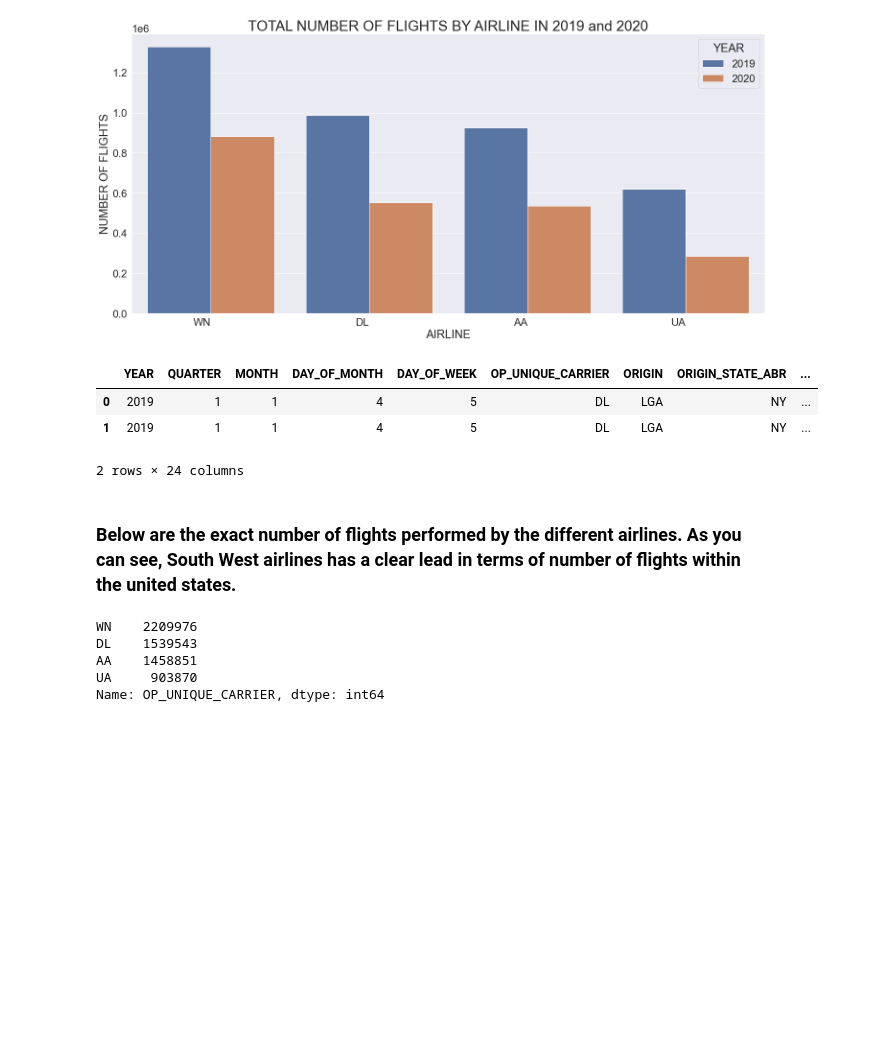
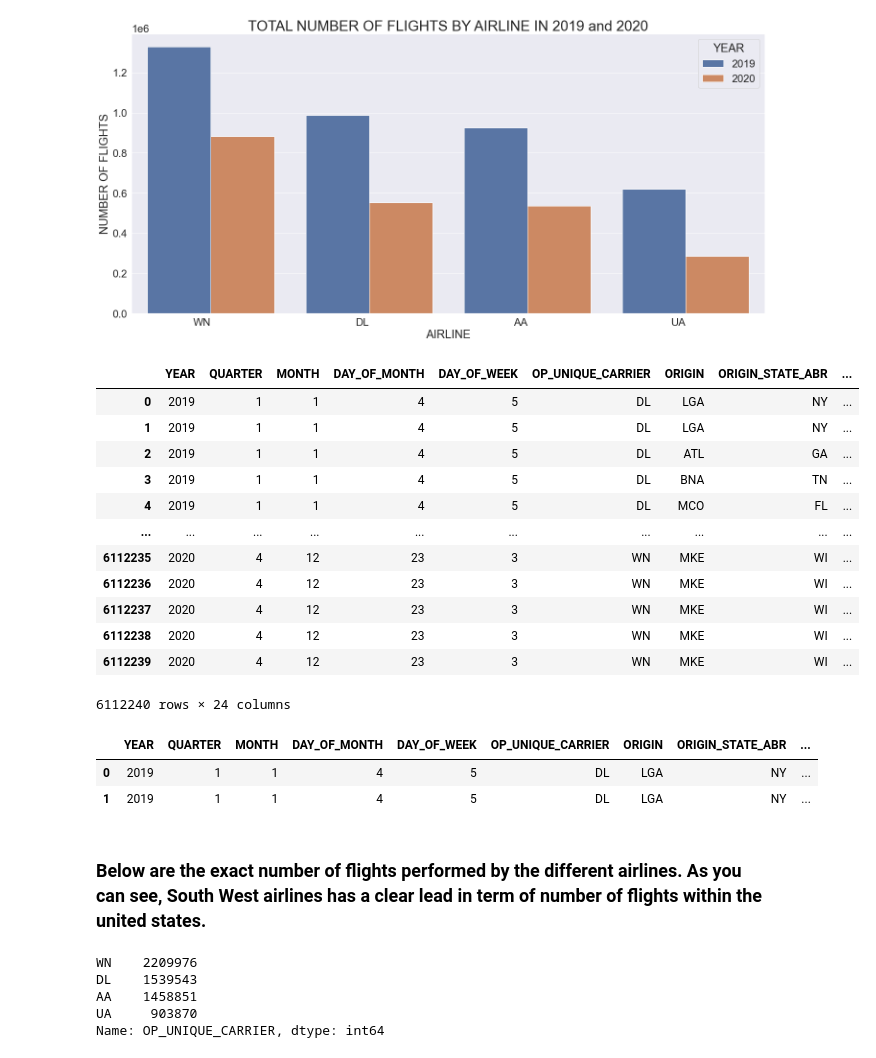
Before and after one commit to bjackany/Flight_delay_predictor, a Jupyter notebook: eda_and_viz/EDA_AND_VIZ.ipynb, the cells around one changed output. Cells and saved outputs as stored; diff of their text form; code cells hidden in the pictures; blank space fills up the shorter version.

```diff
--- a/eda_and_viz/EDA_AND_VIZ.ipynb
+++ b/eda_and_viz/EDA_AND_VIZ.ipynb
@@ -11,6 +11,7 @@ import pandas as pd
 import scipy.stats as stats
 import seaborn as sns
 import missingno as msno
+pd.set_option('display.max_columns', None)
 # %%
 jan_2019 = pd.read_csv('../Data/raw_data/2019/1jan2019report.csv')
 # %%
@@ -193,15 +185,30 @@ plt.tight_layout()
 plt.show()
 # %% [output]
 [figure]
+# %%
+df_final
+# %% [output]
+|  | YEAR | QUARTER | MONTH | DAY_OF_MONTH | DAY_OF_WEEK | OP_UNIQUE_CARRIER | ORIGIN | ORIGIN_STATE_ABR | ... |
+| 0 | 2019 | 1 | 1 | 4 | 5 | DL | LGA | NY | ... |
+| 1 | 2019 | 1 | 1 | 4 | 5 | DL | LGA | NY | ... |
+| 2 | 2019 | 1 | 1 | 4 | 5 | DL | ATL | GA | ... |
+| 3 | 2019 | 1 | 1 | 4 | 5 | DL | BNA | TN | ... |
+| 4 | 2019 | 1 | 1 | 4 | 5 | DL | MCO | FL | ... |
+| ... | ... | ... | ... | ... | ... | ... | ... | ... | ... |
+| 6112235 | 2020 | 4 | 12 | 23 | 3 | WN | MKE | WI | ... |
+| 6112236 | 2020 | 4 | 12 | 23 | 3 | WN | MKE | WI | ... |
+| 6112237 | 2020 | 4 | 12 | 23 | 3 | WN | MKE | WI | ... |
+| 6112238 | 2020 | 4 | 12 | 23 | 3 | WN | MKE | WI | ... |
+| 6112239 | 2020 | 4 | 12 | 23 | 3 | WN | MKE | WI | ... |
+6112240 rows × 24 columns
 # %%
 df_final.head(2)
 # %% [output]
 |  | YEAR | QUARTER | MONTH | DAY_OF_MONTH | DAY_OF_WEEK | OP_UNIQUE_CARRIER | ORIGIN | ORIGIN_STATE_ABR | ... |
 | 0 | 2019 | 1 | 1 | 4 | 5 | DL | LGA | NY | ... |
 | 1 | 2019 | 1 | 1 | 4 | 5 | DL | LGA | NY | ... |
-2 rows × 24 columns
 # %% [markdown]
-### Below are the exact number of flights performed by the different airlines. As you can see, South West airlines has a clear lead in terms of number of flights within the united states.
+### Below are the exact number of flights performed by the different airlines. As you can see, South West airlines has a clear lead in term of number of flights within the united states.
 # %%
 df_final.OP_UNIQUE_CARRIER.value_counts()
 # %% [output]
```
Also changed, not shown: parts of 14 cells of this notebook, 7 other files.
